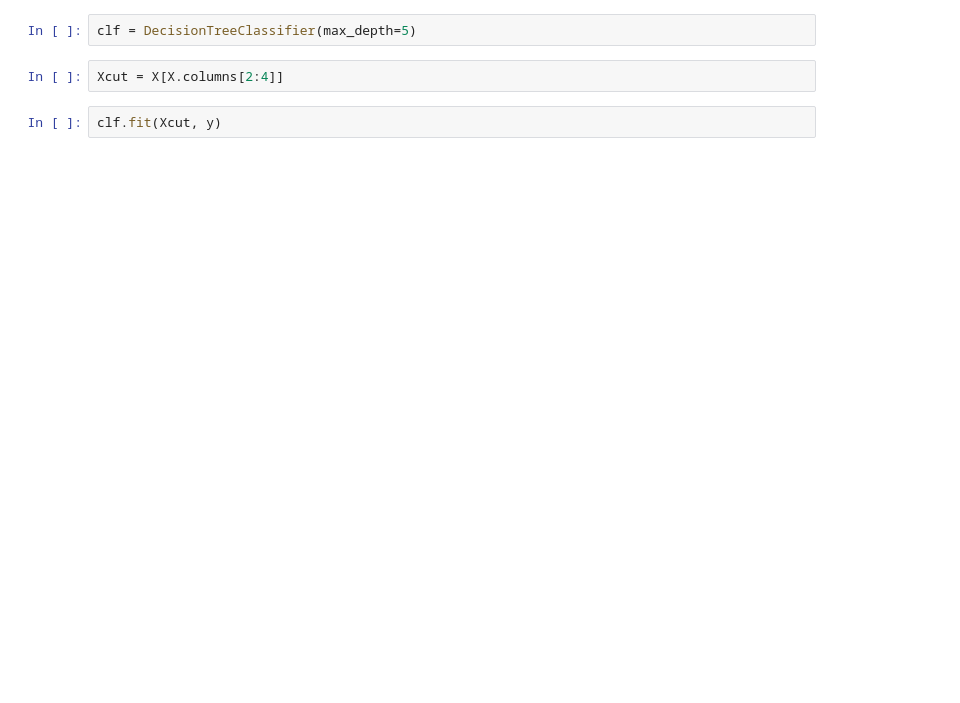
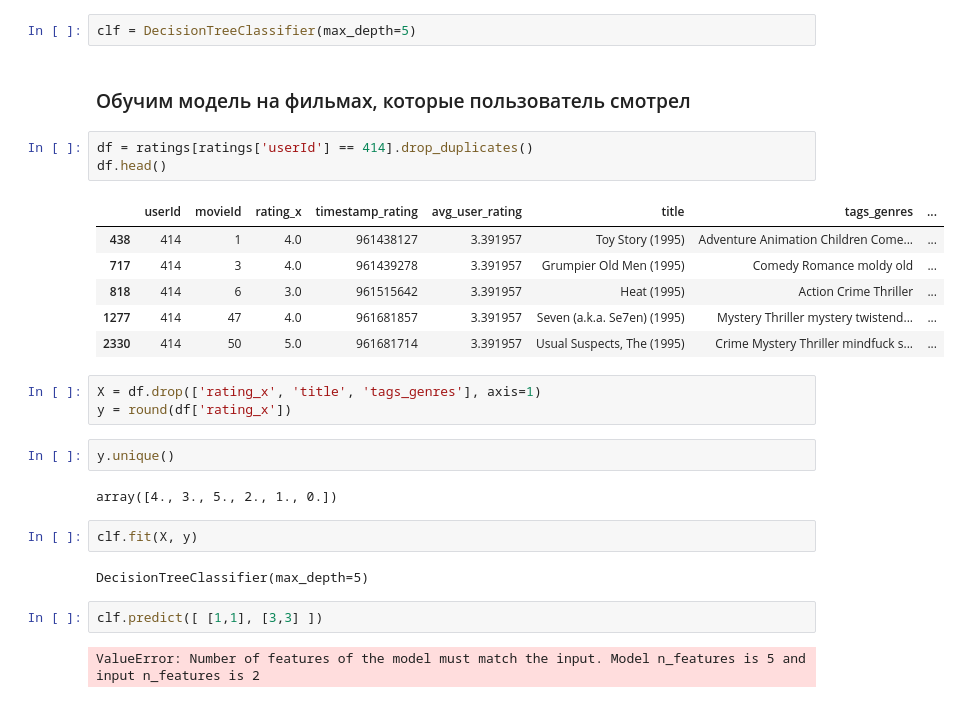
Before and after one commit to ManulTech/Netology, a Jupyter notebook: Машинное обучение - фундаментальные инструменты и практики/Section 2. Recomendation systems/Lesson 2. Рекомендации на основе содержания/Untitled.ipynb, the cells around one changed output. Saved outputs shown, nothing was run; the diff lists cells and outputs as text; blank space fills up the shorter version.

```diff
--- a/Машинное обучение - фундаментальные инструменты и практики/Section 2. Recomendation systems/Lesson 2. Рекомендации на основе содержания/Untitled.ipynb
+++ b/Машинное обучение - фундаментальные инструменты и практики/Section 2. Recomendation systems/Lesson 2. Рекомендации на основе содержания/Untitled.ipynb
@@ -566,6 +624,29 @@ ratings.head()
 # %%
 clf = DecisionTreeClassifier(max_depth=5)
-# %%
-Xcut = X[X.columns[2:4]]
+# %% [markdown]
+### Обучим модель на фильмах, которые пользователь смотрел
+# %%
+df = ratings[ratings['userId'] == 414].drop_duplicates()
+df.head()
+# %% [output]
+|  | userId | movieId | rating_x | timestamp_rating | avg_user_rating | title | tags_genres | ... |
+| 438 | 414 | 1 | 4.0 | 961438127 | 3.391957 | Toy Story (1995) | Adventure Animation Children Come... | ... |
+| 717 | 414 | 3 | 4.0 | 961439278 | 3.391957 | Grumpier Old Men (1995) | Comedy Romance moldy old | ... |
+| 818 | 414 | 6 | 3.0 | 961515642 | 3.391957 | Heat (1995) | Action Crime Thriller | ... |
+| 1277 | 414 | 47 | 4.0 | 961681857 | 3.391957 | Seven (a.k.a. Se7en) (1995) | Mystery Thriller mystery twistend... | ... |
+| 2330 | 414 | 50 | 5.0 | 961681714 | 3.391957 | Usual Suspects, The (1995) | Crime Mystery Thriller mindfuck s... | ... |
+# %%
+X = df.drop(['rating_x', 'title', 'tags_genres'], axis=1)
+y = round(df['rating_x'])
+# %%
+y.unique()
+# %% [output]
+array([4., 3., 5., 2., 1., 0.])
 # %%
-clf.fit(Xcut, y)
+clf.fit(X, y)
+# %% [output]
+DecisionTreeClassifier(max_depth=5)
+# %%
+clf.predict([ [1,1], [3,3] ])
+# %% [output]
+ValueError: Number of features of the model must match the input. Model n_features is 5 and input n_features is 2
```
Also changed, not shown: parts of 24 cells of this notebook, 1 other file.
